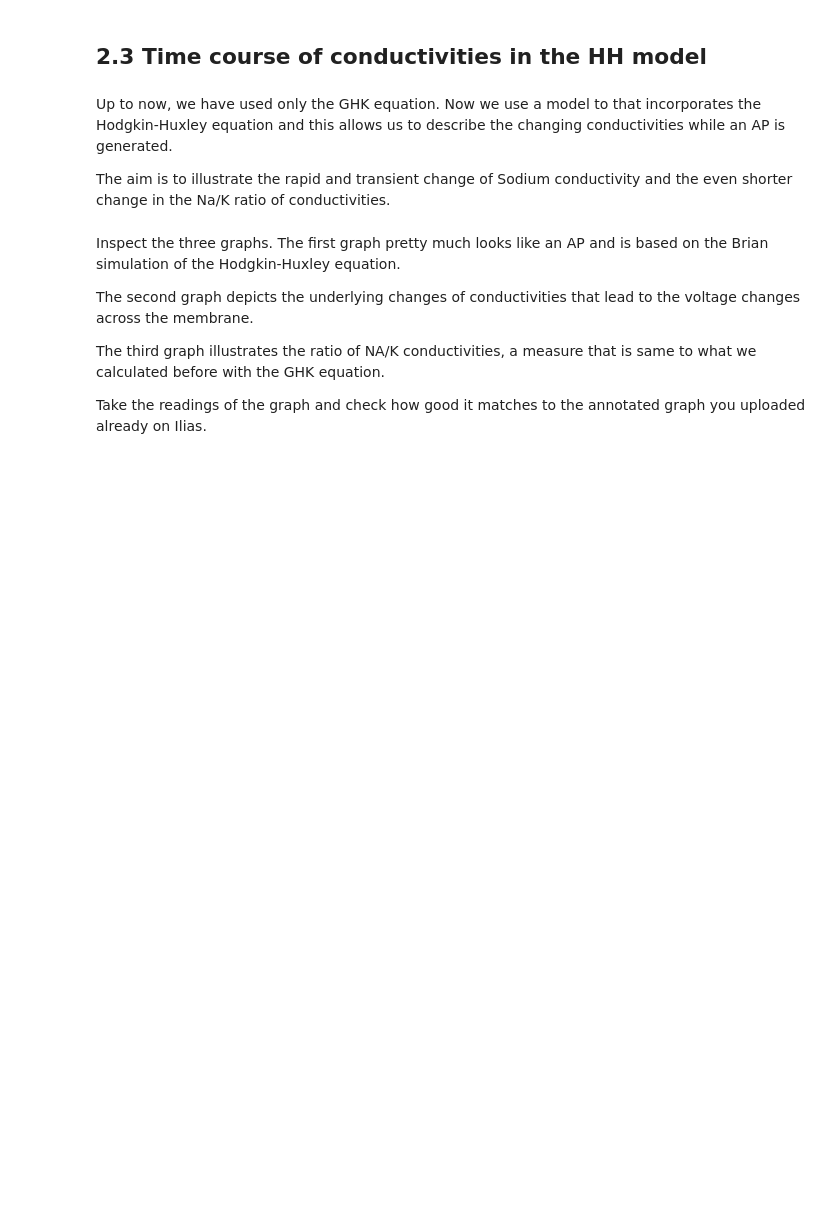
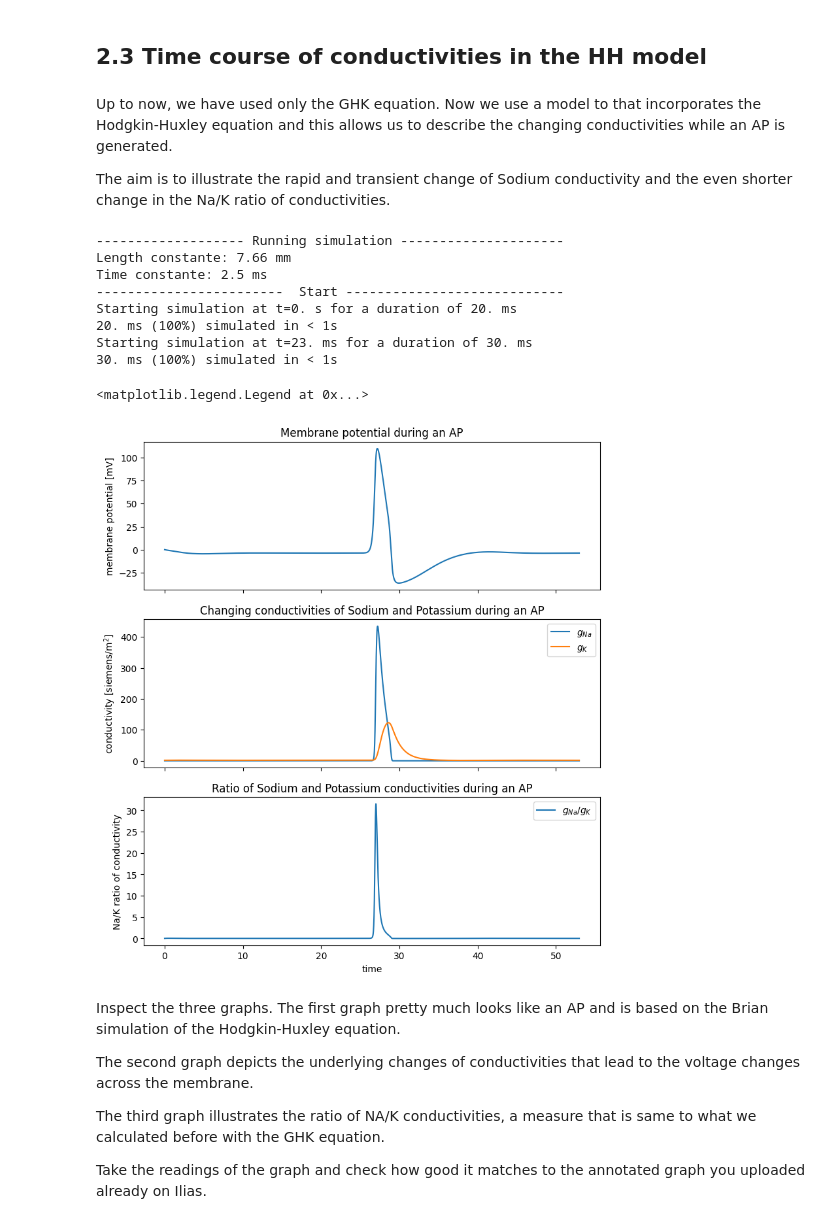
Before and after one commit to kleineidam/GoldmanAndCable, a Jupyter notebook: CourseHH.ipynb, the cells around one changed output. Drawn from its saved outputs; the diff is of its cells as text; code cells hidden in the pictures; blank space fills up the shorter version.

```diff
--- a/CourseHH.ipynb
+++ b/CourseHH.ipynb
@@ -176,8 +194,8 @@ morpho = Cylinder(length=10*cm, diameter=2*238*um, n=100)
 
 El = 10.613*mV
 
-ENa = 115*mV
-EK = -12*mV
+ENa = 120*mV
+EK = -40*mV
 
 gl = 0.4*msiemens/cm**2
 gNa0 = 120*msiemens/cm**2
@@ -200,58 +218,75 @@ gNa : siemens/meter**2
 gNaTotal = gNa * m**3 *h : siemens/meter**2
 gKTotal = gK * n**4 : siemens/meter**2
 '''
 
 neuron = SpatialNeuron(morphology=morpho, model=eqs, method="exponential_euler",
                        #refractory="m > 0.4", threshold="m > 0.5",
                        Cm=1*uF/cm**2, Ri=35.4*ohm*cm)
 neuron.v = 0*mV
-neuron.h = 1
-neuron.m = 0
-neuron.n = .5
+neuron.h = 0.76264973
+neuron.m = 0.03339424
+neuron.n = 0.2619354
 neuron.I = 0*amp
 neuron.gNa = gNa0
 
 M = StateMonitor(neuron, ('v', 'gNaTotal', 'gKTotal'), record=[50])
 
 la = neuron.space_constant[0]
 print('------------------- Running simulation ---------------------')
 print("Length constante: %s" % la.in_best_unit(2))
 print("Time constante:", (neuron.Cm[0]/gl).in_best_unit(2))
 print('------------------------  Start ----------------------------')
 
 run(20*ms, report='text')
+#print(neuron.h)
+#print(neuron.n)
+#print(neuron.m)
+#1/0
 neuron.I[0] = 1*uA # current injection at one end
 run(3*ms)
 neuron.I = 0*amp
 run(30*ms, report='text')
 
 ### add a plot with membrane potential during an AP
-fig, ax = plt.subplots(1,1,figsize=(9,5))
-ax.plot(M.t/ms, M.v[i,:]/mV, '--', color=ln[0].get_color(),
-         label=label+' '+str(morpho.distance[i]-morpho.distance[0]))
-ax.set_ylabel('change in membrane potential [mV]')
-ax.set_xlabel('time\n membrane potential during an AP')
-ax.legend()
+fig, (ax1,ax2,ax3) = plt.subplots(3,1,figsize=(9,10), sharex=True)
+i = -1#50
+ax1.plot(M.t/ms, (M.v.T[:, i]-0*mV)/(mV))
+ax1.set_ylabel('membrane potential [mV]')
+#ax1.set_xlabel('time')
+ax1.set_title('Membrane potential during an AP')
 
-fig, ax = plt.subplots(1,1,figsize=(9,5))
-i = 0#50
+
+#fig, ax = plt.subplots(1,1,figsize=(9,5))
+i = -1#50
 gNatot = M.gNaTotal.T[:, i]
-ax.plot(M.t/ms, M.gNaTotal.T[:, i]/(siemens/meter**2), label = '$g_{Na}$')
-ax.plot(M.t/ms, M.gKTotal.T[:, i]/(siemens/meter**2), label = '$g_{K}$')
-ax.set_ylabel('conductivity [siemens/m$^2$]')
-ax.set_xlabel('time\n Changing conductivities of Sodium and Potassium during an AP')
-ax.legend()
-## add legend properly: Changing conductivities of Sodium and Potassium during an AP
+ax2.plot(M.t/ms, M.gNaTotal.T[:, i]/(siemens/meter**2), label = '$g_{Na}$')
+ax2.plot(M.t/ms, M.gKTotal.T[:, i]/(siemens/meter**2), label = '$g_{K}$')
+ax2.set_ylabel('conductivity [siemens/m$^2$]')
+#ax2.set_xlabel('time')
+ax2.set_title('Changing conductivities of Sodium and Potassium during an AP')
+ax2.legend()
 
-## add a plot for gNa/gK
-fig, ax = plt.subplots(1,1,figsize=(9,5))
-i = 0#50
+
+
+#fig, ax = plt.subplots(1,1,figsize=(9,5))
+i = -1#50
 gNatot = M.gNaTotal.T[:, i]
-ax.plot(M.t/ms, M.gNaTotal.T[:, i]/M.gKTotal.T[:, i], label = '$g_{Na}/g_{K}$')
-ax.set_ylabel('Na/K ratio of conductivity')
-ax.set_xlabel('time\n Ratio of Sodium and Potassium conductivities during an AP')
-ax.legend()
-## add legend properly:
+ax3.plot(M.t/ms, M.gNaTotal.T[:, i]/M.gKTotal.T[:, i], label = '$g_{Na}/g_{K}$')
+ax3.set_ylabel('Na/K ratio of conductivity')
+ax3.set_xlabel('time')
+ax3.set_title('Ratio of Sodium and Potassium conductivities during an AP')
+ax3.legend()
+# %% [output]
+------------------- Running simulation ---------------------
+Length constante: 7.66 mm
+Time constante: 2.5 ms
+------------------------  Start ----------------------------
+Starting simulation at t=0. s for a duration of 20. ms
+20. ms (100%) simulated in < 1s
+Starting simulation at t=23. ms for a duration of 30. ms
+30. ms (100%) simulated in < 1s
+<matplotlib.legend.Legend at 0x...>
+[figure, added]
 # %% [markdown]
 Inspect the three graphs. The first graph pretty much looks like an AP and is based on the Brian simulation of the Hodgkin-Huxley equation.
 
```
Also changed, not shown: parts of 6 cells of this notebook.
